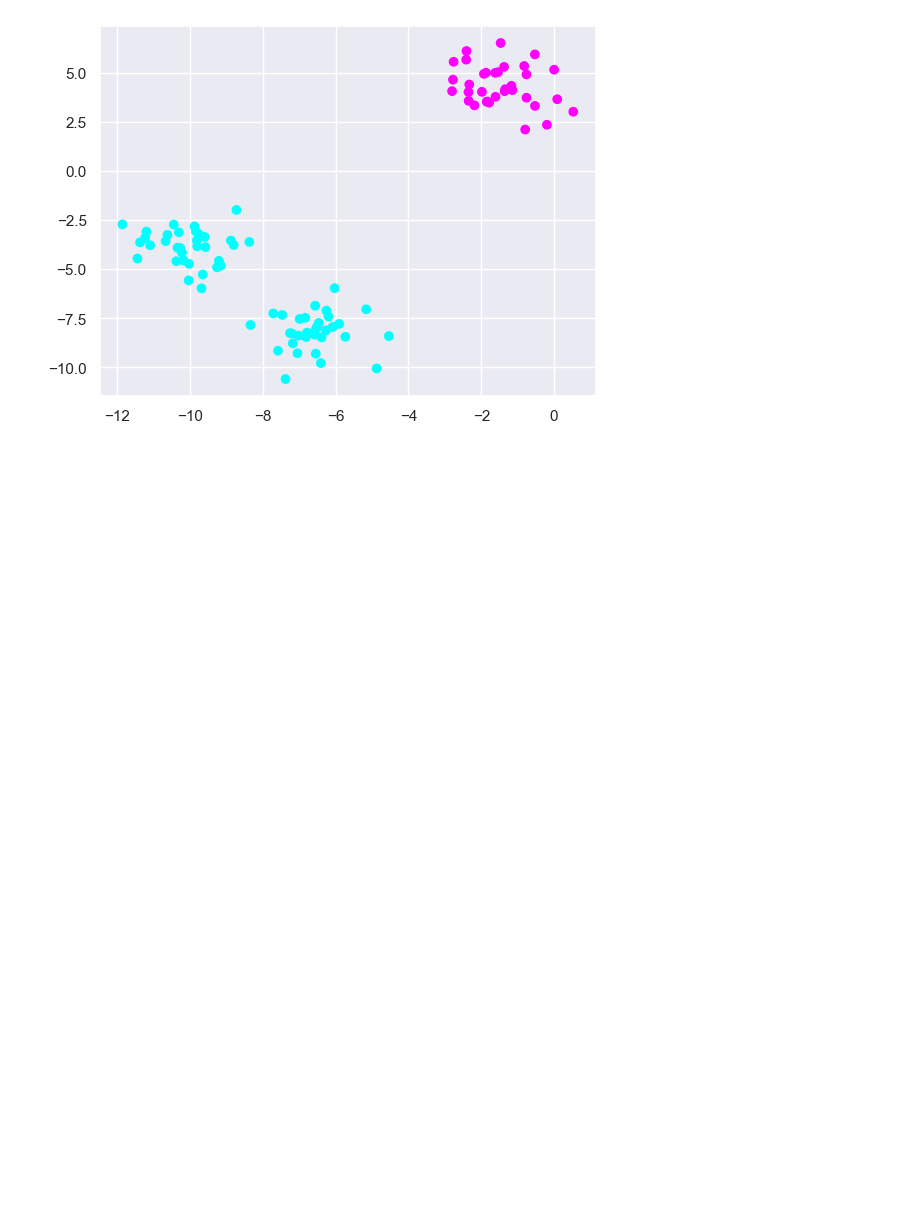
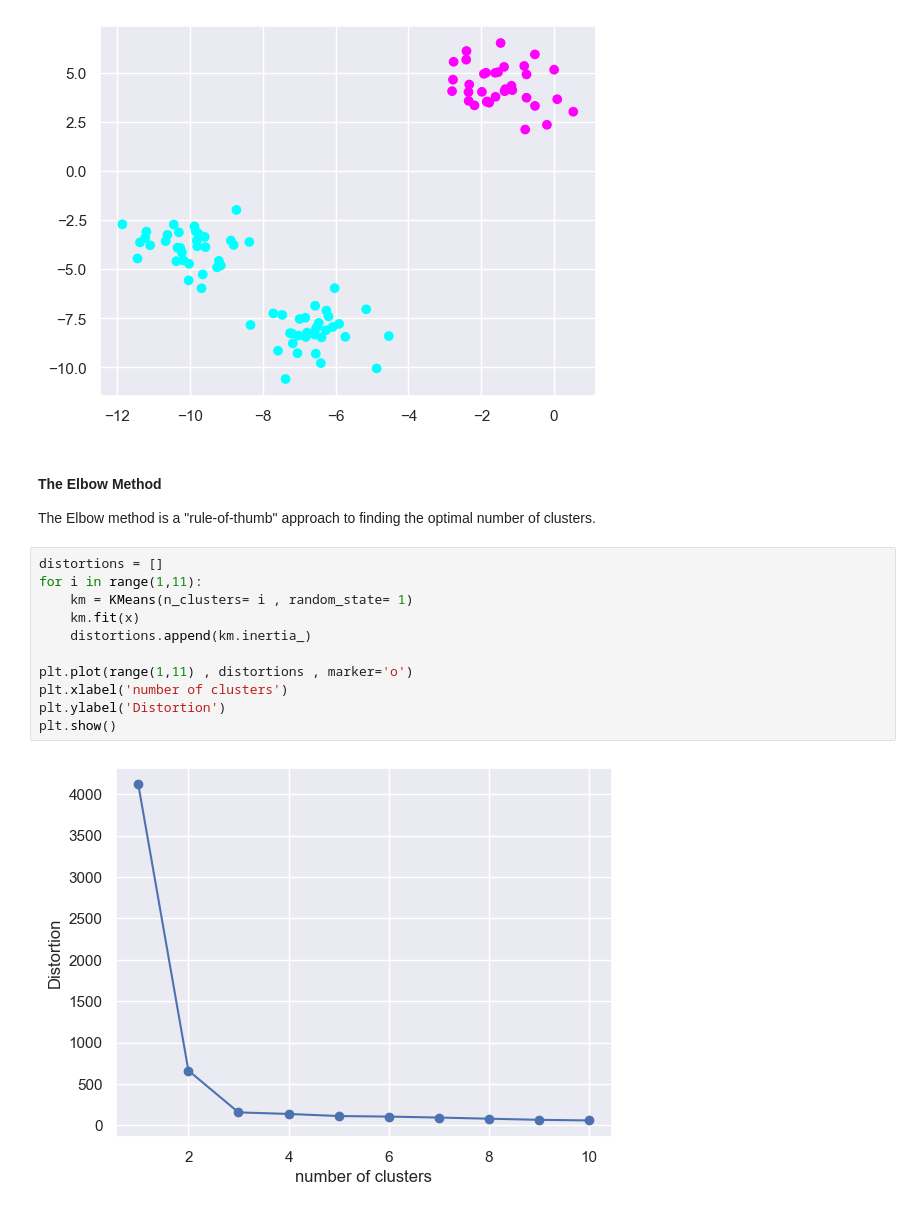
Before and after one commit to yzdxstii/Machine-learning-course-projects-University-of-Tabriz, a Jupyter notebook: 3_unsupervised learning.ipynb, the cells around one changed output. Drawn from its saved outputs; the diff is of its cells as text; blank space fills up the shorter version.

```diff
--- a/3_unsupervised learning.ipynb
+++ b/3_unsupervised learning.ipynb
@@ -323,3 +323,20 @@ print(kmeans.cluster_centers_)
 [[-8.31566014 -6.01596717]
  [-1.4710815   4.33721882]]
 [figure]
+# %% [markdown]
+#### The Elbow Method
+
+The Elbow method is a "rule-of-thumb" approach to finding the optimal number of clusters.
+# %%
+distortions = []
+for i in range(1,11):
+    km = KMeans(n_clusters= i , random_state= 1)
+    km.fit(x)
+    distortions.append(km.inertia_)
+
+plt.plot(range(1,11) , distortions , marker='o')
+plt.xlabel('number of clusters')
+plt.ylabel('Distortion')
+plt.show()
+# %% [output]
+[figure, added]
```
Also changed, not shown: parts of 6 cells of this notebook.
